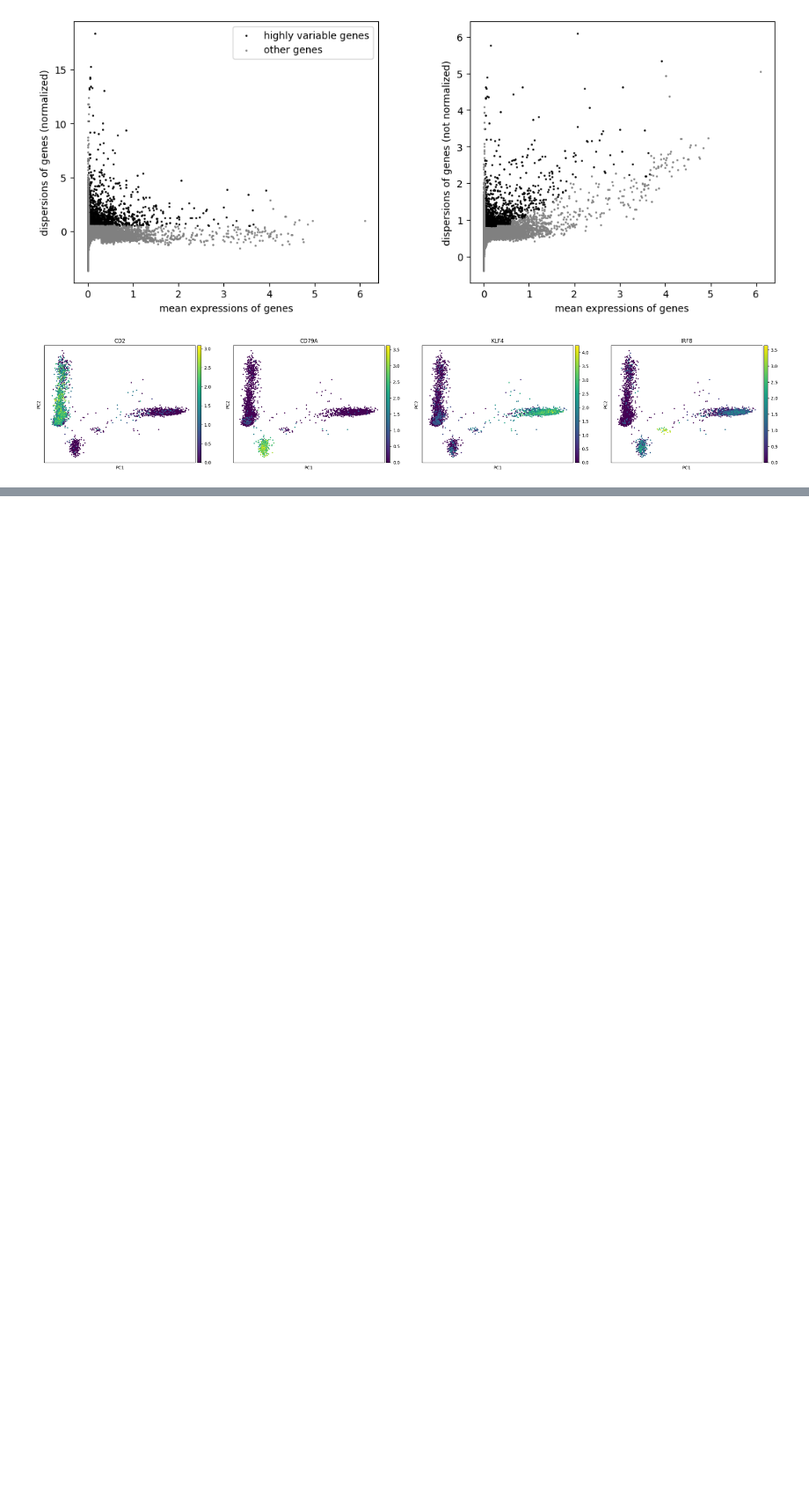
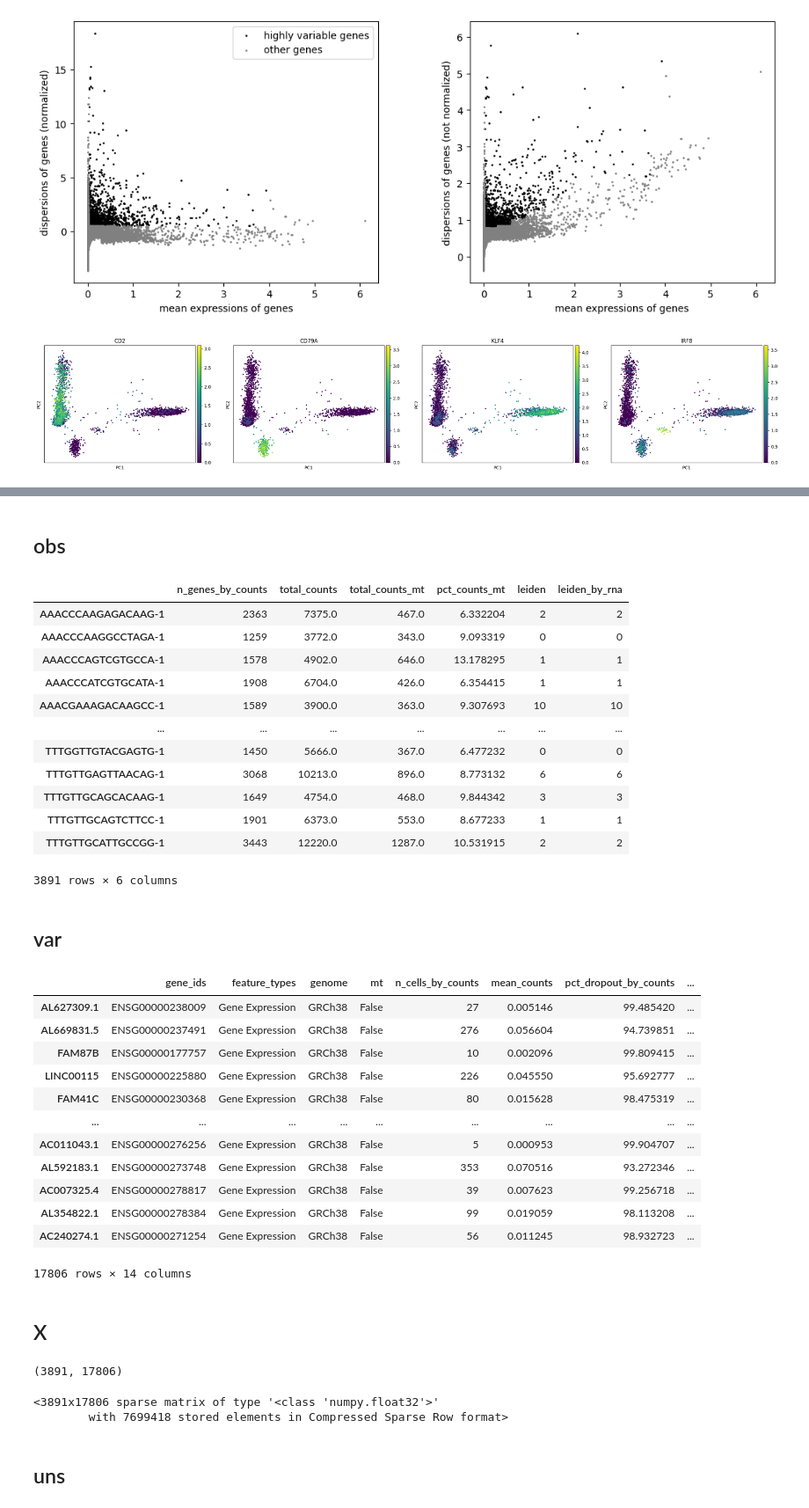
Before and after one commit to Bayer-Group/cellenium, a Jupyter notebook: data_import/public_data/pbmc3k_processed.h5mu.ipynb, the cells around one changed output, grey strips where cells are left out. Shown at 88% size. Cells and saved outputs as stored; diff of their text form; code cells hidden in the pictures; blank space fills up the shorter version.

Commit message:
#12 list h5mu file contents, fix shifted study sample IDs during import

```diff
--- a/data_import/public_data/pbmc3k_processed.h5mu.ipynb
+++ b/data_import/public_data/pbmc3k_processed.h5mu.ipynb
@@ -173,2 +181,5 @@ prep.calculate_differentially_expressed_genes(rna, ['leiden_by_rna'])
 # %%
 prep.remove_raw_and_layers(rna)
+# %%
+# combine sample annotations into one dataframe
+mdata.update_obs()
@@ -213,0 +241,36 @@ def get_expression_correlation_df(study_id: int, study_layer_id: int, omics_ids:
+# %%
+prep.jupyter_h5ad_overview(rna)
+# %% [output]
+obs
+|  | n_genes_by_counts | total_counts | total_counts_mt | pct_counts_mt | leiden | leiden_by_rna |
+| AAACCCAAGAGACAAG-1 | 2363 | 7375.0 | 467.0 | 6.332204 | 2 | 2 |
+| AAACCCAAGGCCTAGA-1 | 1259 | 3772.0 | 343.0 | 9.093319 | 0 | 0 |
+| AAACCCAGTCGTGCCA-1 | 1578 | 4902.0 | 646.0 | 13.178295 | 1 | 1 |
+| AAACCCATCGTGCATA-1 | 1908 | 6704.0 | 426.0 | 6.354415 | 1 | 1 |
+| AAACGAAAGACAAGCC-1 | 1589 | 3900.0 | 363.0 | 9.307693 | 10 | 10 |
+| ... | ... | ... | ... | ... | ... | ... |
+| TTTGGTTGTACGAGTG-1 | 1450 | 5666.0 | 367.0 | 6.477232 | 0 | 0 |
+| TTTGTTGAGTTAACAG-1 | 3068 | 10213.0 | 896.0 | 8.773132 | 6 | 6 |
+| TTTGTTGCAGCACAAG-1 | 1649 | 4754.0 | 468.0 | 9.844342 | 3 | 3 |
+| TTTGTTGCAGTCTTCC-1 | 1901 | 6373.0 | 553.0 | 8.677233 | 1 | 1 |
+| TTTGTTGCATTGCCGG-1 | 3443 | 12220.0 | 1287.0 | 10.531915 | 2 | 2 |
+3891 rows × 6 columns
+var
+|  | gene_ids | feature_types | genome | mt | n_cells_by_counts | mean_counts | pct_dropout_by_counts | ... |
+| AL627309.1 | ENSG00000238009 | Gene Expression | GRCh38 | False | 27 | 0.005146 | 99.485420 | ... |
+| AL669831.5 | ENSG00000237491 | Gene Expression | GRCh38 | False | 276 | 0.056604 | 94.739851 | ... |
+| FAM87B | ENSG00000177757 | Gene Expression | GRCh38 | False | 10 | 0.002096 | 99.809415 | ... |
+| LINC00115 | ENSG00000225880 | Gene Expression | GRCh38 | False | 226 | 0.045550 | 95.692777 | ... |
+| FAM41C | ENSG00000230368 | Gene Expression | GRCh38 | False | 80 | 0.015628 | 98.475319 | ... |
+| ... | ... | ... | ... | ... | ... | ... | ... | ... |
+| AC011043.1 | ENSG00000276256 | Gene Expression | GRCh38 | False | 5 | 0.000953 | 99.904707 | ... |
+| AL592183.1 | ENSG00000273748 | Gene Expression | GRCh38 | False | 353 | 0.070516 | 93.272346 | ... |
+| AC007325.4 | ENSG00000278817 | Gene Expression | GRCh38 | False | 39 | 0.007623 | 99.256718 | ... |
+| AL354822.1 | ENSG00000278384 | Gene Expression | GRCh38 | False | 99 | 0.019059 | 98.113208 | ... |
+| AC240274.1 | ENSG00000271254 | Gene Expression | GRCh38 | False | 56 | 0.011245 | 98.932723 | ... |
+17806 rows × 14 columns
+X
+(3891, 17806)
+<3891x17806 sparse matrix of type '<class 'numpy.float32'>'
+        with 7699418 stored elements in Compressed Sparse Row format>
+uns
```
Also changed, not shown: parts of 18 cells of this notebook, 1 other file.
